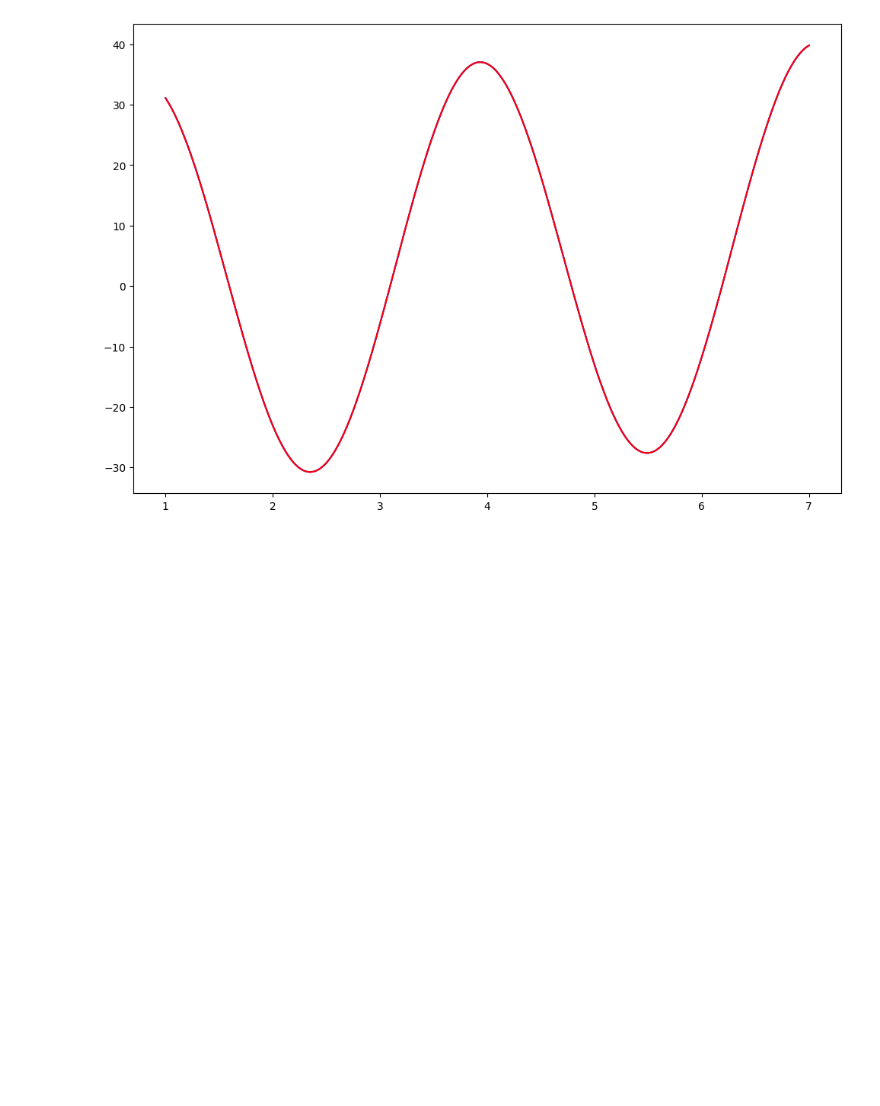
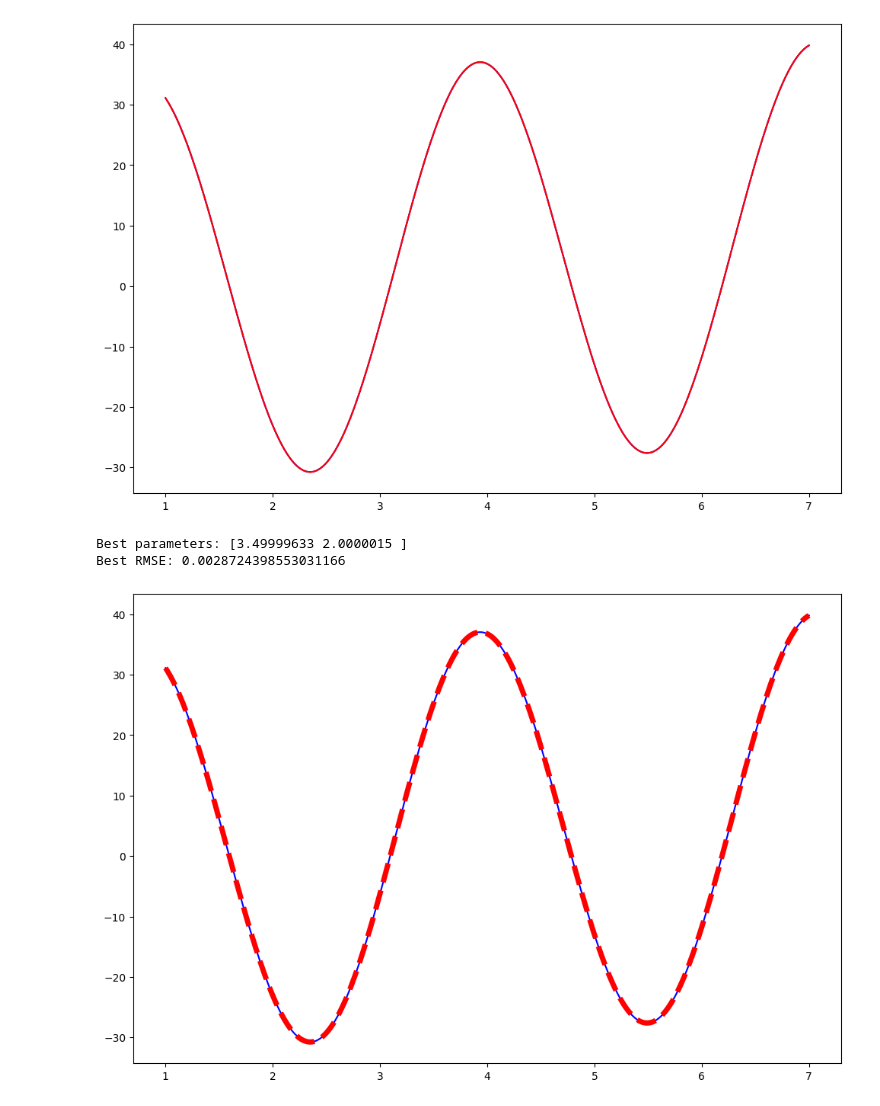
Before and after one commit to vkapustnikov/MDS-27, a Jupyter notebook: HW_6 Optimization.ipynb, the cells around one changed output. Drawn from its saved outputs; the diff is of its cells as text; code cells hidden in the pictures; blank space fills up the shorter version.

```diff
--- a/HW_6 Optimization.ipynb
+++ b/HW_6 Optimization.ipynb
@@ -78,3 +78,44 @@ plt.plot(x, f(x, res[0][0], res[0][1]), color='red')
 plt.show()
 # %% [output]
 [figure]
+# %%
+# Автоматизация от преподавателя
+
+# Определяем диапазоны параметров для перебора
+a_range = np.arange(0, 2, 0.1)
+b_range = np.arange(0, 2, 0.1)
+
+def f(x, a, b):
+    return np.e**a * np.sin(b*x) + x
+
+# Инициализируем переменные для хранения лучших параметров и RMSE
+best_params = None
+best_rmse = float('inf')
+
+# Перебираем параметры и находим модель с наименьшим RMSE
+for a in a_range:
+    for b in b_range:
+        # Вызываем curve_fit для текущих параметров
+        params, _ = curve_fit(f, x, y, [a, b])
+
+        # Вычисляем прогнозные значения и RMSE
+        y_pred = f(x, *params)
+        rmse = np.sqrt(np.mean((y - y_pred) ** 2))
+
+        # Сохраняем параметры, если RMSE меньше текущего лучшего
+        if rmse < best_rmse:
+            best_params = params
+            best_rmse = rmse
+
+# Выводим лучшие параметры и RMSE
+print('Best parameters:', best_params)
+print('Best RMSE:', best_rmse)
+
+plt.figure(figsize = (12, 8))
+plt.plot(x, y, color='blue')
+plt.plot(x, f(x, best_params[0], best_params[1]), color = 'red', linestyle = '--', linewidth = 5)
+plt.show()
+# %% [output]
+Best parameters: [3.49999633 2.0000015 ]
+Best RMSE: 0.0028724398553031166
+[figure, added]
```
